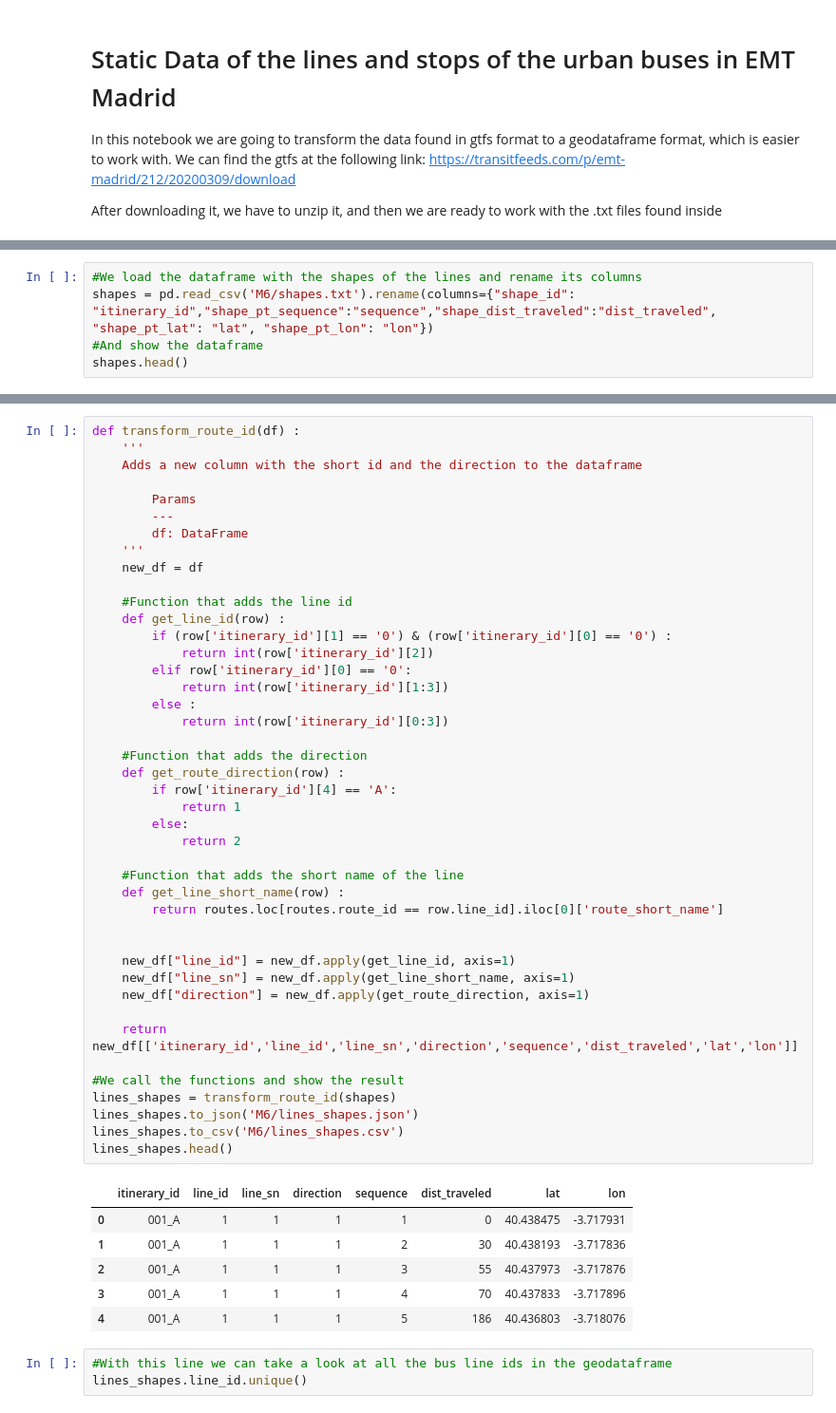
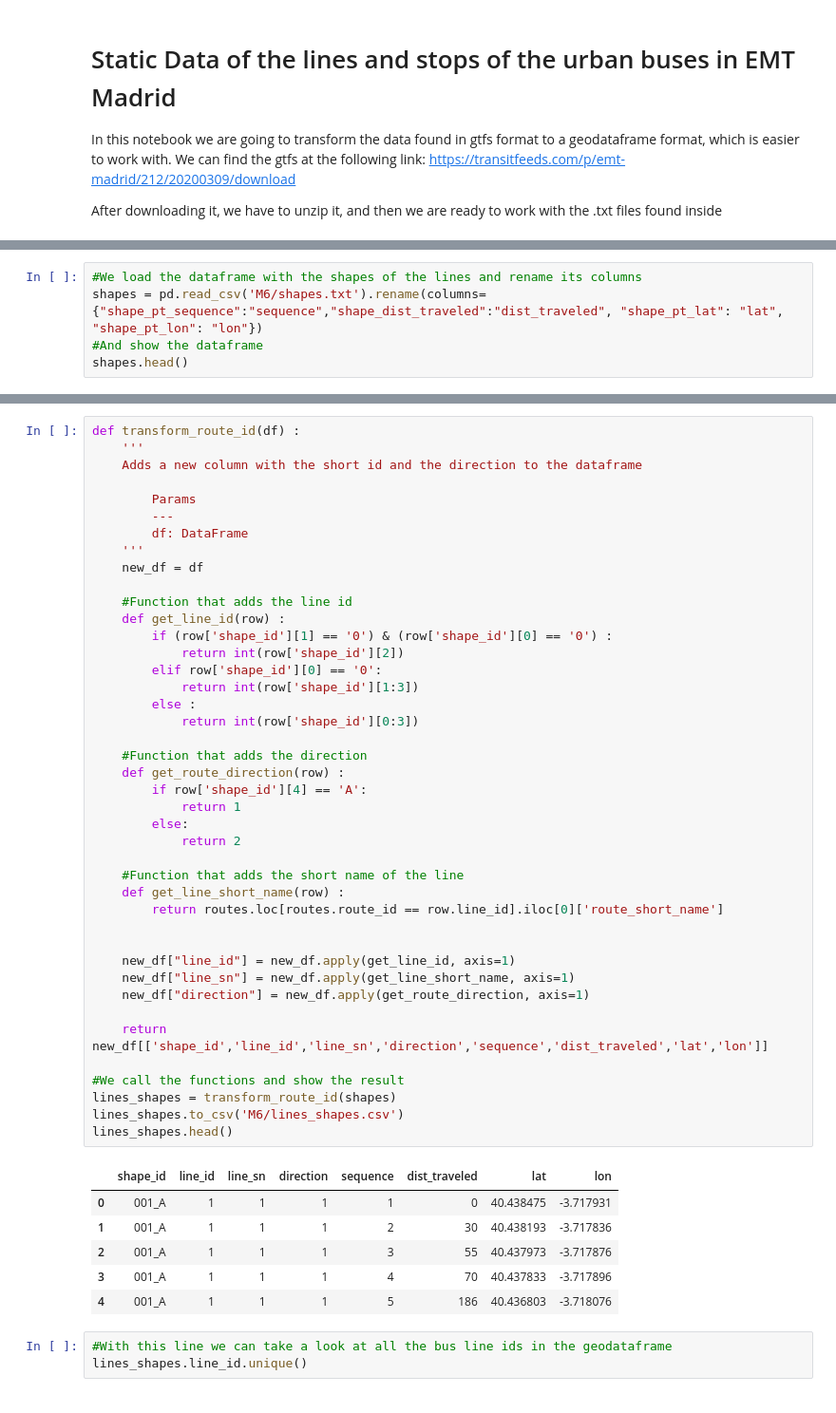
Before and after one commit to Catedra-Cabify-ETSIT-UPM/EMTUrbanBuses_Notebooks, a Jupyter notebook: M6_GTFS_Preanalysis.ipynb, the cells around one changed output, grey strips where cells are left out. Shown at 95% size. Drawn from its saved outputs; the diff is of its cells as text.

```diff
--- a/M6_GTFS_Preanalysis.ipynb
+++ b/M6_GTFS_Preanalysis.ipynb
@@ -42,6 +135,6 @@ stops.describe()
 # %%
 #We load the dataframe with the shapes of the lines and rename its columns
-shapes = pd.read_csv('M6/shapes.txt').rename(columns={"shape_id": "itinerary_id","shape_pt_sequence":"sequence","shape_dist_traveled":"dist_traveled", "shape_pt_lat": "lat", "shape_pt_lon": "lon"})
+shapes = pd.read_csv('M6/shapes.txt').rename(columns={"shape_pt_sequence":"sequence","shape_dist_traveled":"dist_traveled", "shape_pt_lat": "lat", "shape_pt_lon": "lon"})
 #And show the dataframe
 shapes.head()
 # %% [output]
@@ -60,42 +153,41 @@ def transform_route_id(df) :
         ---
         df: DataFrame
     '''
     new_df = df
 
     #Function that adds the line id
     def get_line_id(row) :
-        if (row['itinerary_id'][1] == '0') & (row['itinerary_id'][0] == '0') :
-            return int(row['itinerary_id'][2])
-        elif row['itinerary_id'][0] == '0':
-            return int(row['itinerary_id'][1:3])
+        if (row['shape_id'][1] == '0') & (row['shape_id'][0] == '0') :
+            return int(row['shape_id'][2])
+        elif row['shape_id'][0] == '0':
+            return int(row['shape_id'][1:3])
         else :
-            return int(row['itinerary_id'][0:3])
+            return int(row['shape_id'][0:3])
 
     #Function that adds the direction
     def get_route_direction(row) :
-        if row['itinerary_id'][4] == 'A':
+        if row['shape_id'][4] == 'A':
             return 1
         else:
             return 2
 
     #Function that adds the short name of the line
     def get_line_short_name(row) :
         return routes.loc[routes.route_id == row.line_id].iloc[0]['route_short_name']
 
 
     new_df["line_id"] = new_df.apply(get_line_id, axis=1)
     new_df["line_sn"] = new_df.apply(get_line_short_name, axis=1)
     new_df["direction"] = new_df.apply(get_route_direction, axis=1)
 
-    return new_df[['itinerary_id','line_id','line_sn','direction','sequence','dist_traveled','lat','lon']]
+    return new_df[['shape_id','line_id','line_sn','direction','sequence','dist_traveled','lat','lon']]
 
 #We call the functions and show the result
 lines_shapes = transform_route_id(shapes)
-lines_shapes.to_json('M6/lines_shapes.json')
 lines_shapes.to_csv('M6/lines_shapes.csv')
 lines_shapes.head()
 # %% [output]
-|  | itinerary_id | line_id | line_sn | direction | sequence | dist_traveled | lat | lon |
+|  | shape_id | line_id | line_sn | direction | sequence | dist_traveled | lat | lon |
 | 0 | 001_A | 1 | 1 | 1 | 1 | 0 | 40.438475 | -3.717931 |
 | 1 | 001_A | 1 | 1 | 1 | 2 | 30 | 40.438193 | -3.717836 |
 | 2 | 001_A | 1 | 1 | 1 | 3 | 55 | 40.437973 | -3.717876 |
```
Also changed, not shown: parts of 15 cells of this notebook, 4 other files.
